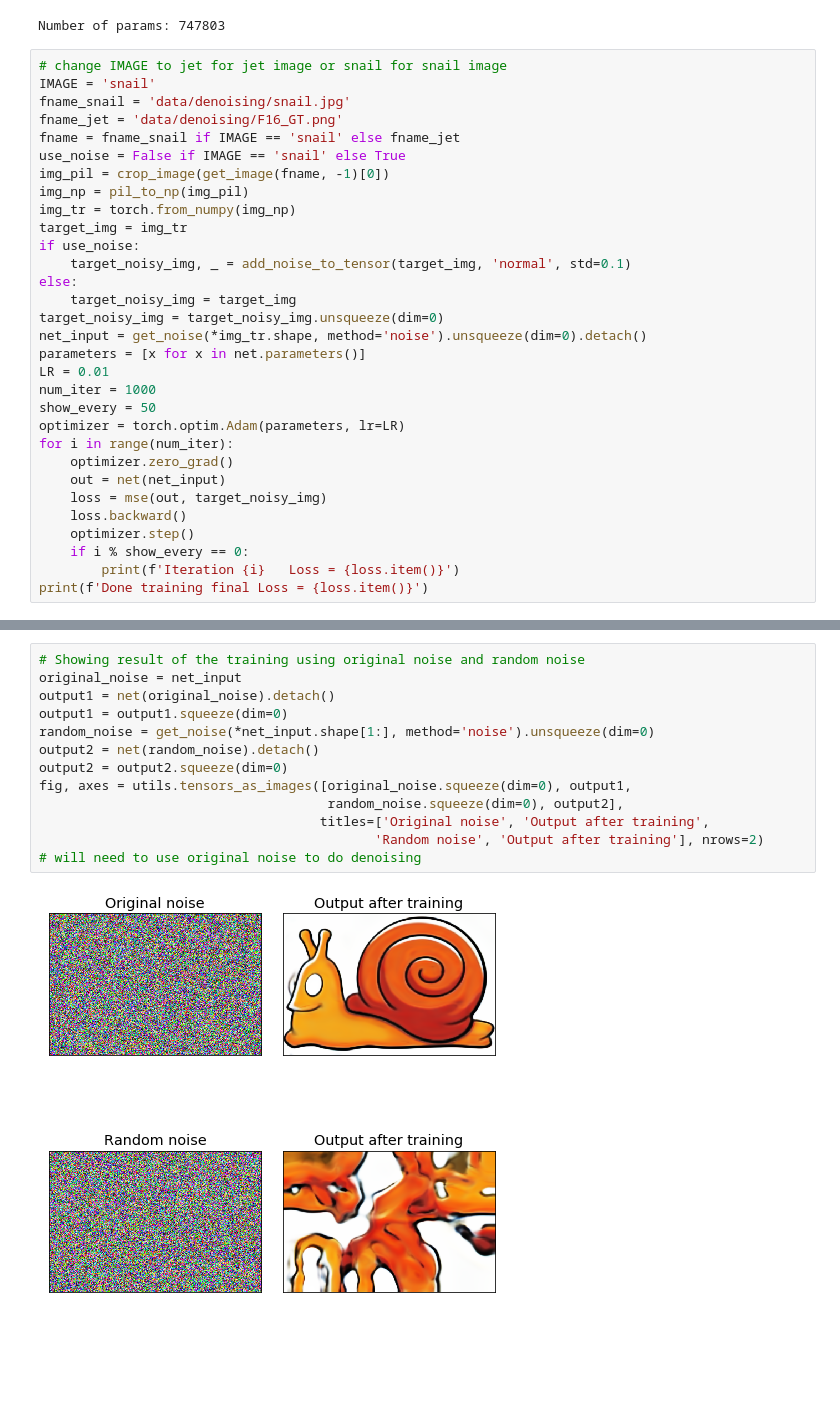
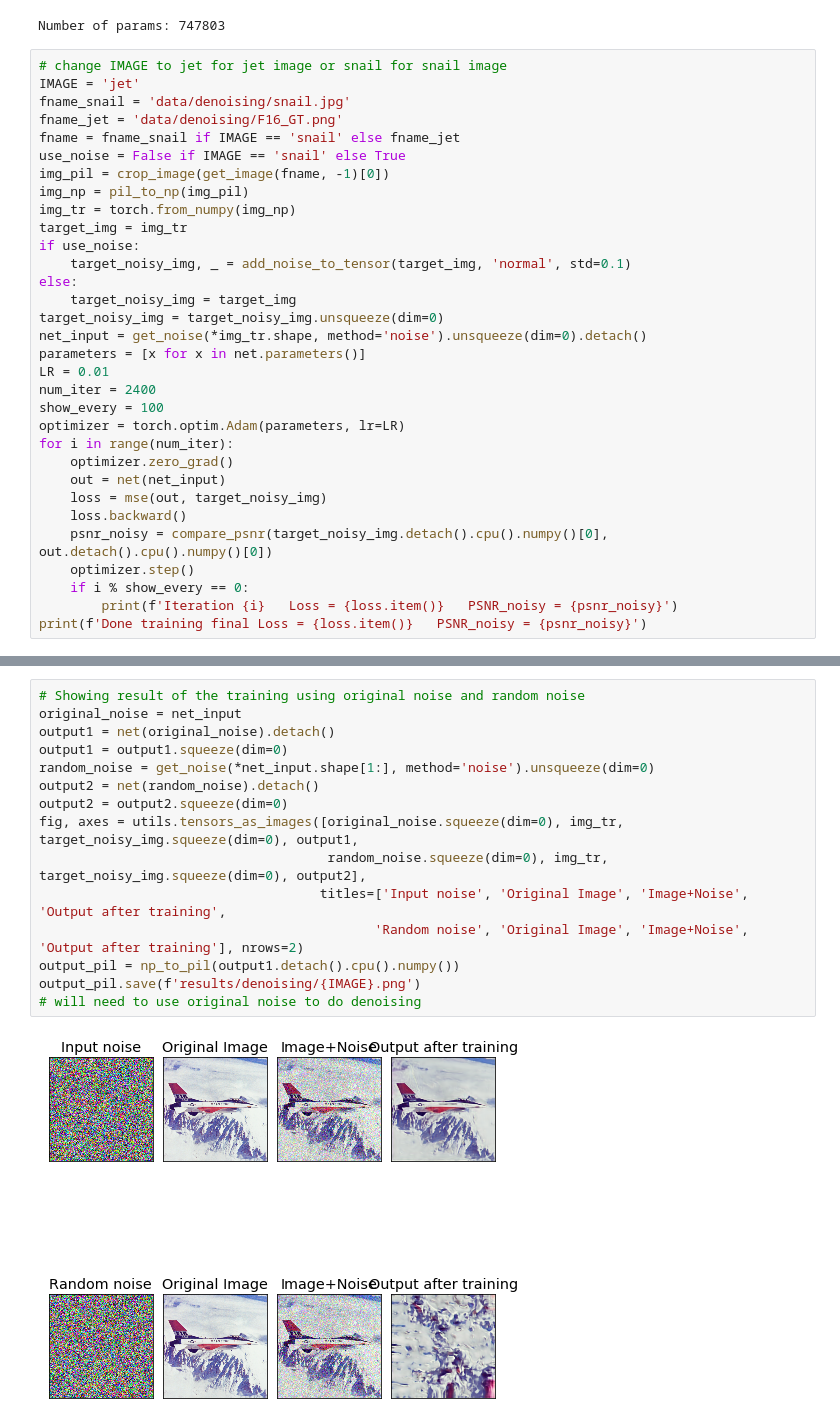
Before and after one commit to avivcaspi/DeepImagePriorProject, a Jupyter notebook: testing.ipynb, the cells around one changed output, grey strips where cells are left out. Saved outputs shown, nothing was run; the diff lists cells and outputs as text; blank space fills up the shorter version.

Commit message:
will save results in results folder

```diff
--- a/testing.ipynb
+++ b/testing.ipynb
@@ -104,7 +105,7 @@ mse = torch.nn.MSELoss()
 Number of params: 747803
 # %%
 # change IMAGE to jet for jet image or snail for snail image
-IMAGE = 'snail'
+IMAGE = 'jet'
 fname_snail = 'data/denoising/snail.jpg'
 fname_jet = 'data/denoising/F16_GT.png'
 fname = fname_snail if IMAGE == 'snail' else fname_jet
@@ -121,16 +122,17 @@ target_noisy_img = target_noisy_img.unsqueeze(dim=0)
 net_input = get_noise(*img_tr.shape, method='noise').unsqueeze(dim=0).detach()
 parameters = [x for x in net.parameters()]
 LR = 0.01
-num_iter = 1000
-show_every = 50
+num_iter = 2400
+show_every = 100
 optimizer = torch.optim.Adam(parameters, lr=LR)
 for i in range(num_iter):
     optimizer.zero_grad()
     out = net(net_input)
     loss = mse(out, target_noisy_img)
     loss.backward()
+    psnr_noisy = compare_psnr(target_noisy_img.detach().cpu().numpy()[0], out.detach().cpu().numpy()[0])
     optimizer.step()
     if i % show_every == 0:
-        print(f'Iteration {i}   Loss = {loss.item()}')
-print(f'Done training final Loss = {loss.item()}')
+        print(f'Iteration {i}   Loss = {loss.item()}   PSNR_noisy = {psnr_noisy}')
+print(f'Done training final Loss = {loss.item()}   PSNR_noisy = {psnr_noisy}')
 # %% [output]
@@ -157,15 +156,17 @@ Iteration 950   Loss = 0.003834783099591732
 # %%
 # Showing result of the training using original noise and random noise
 original_noise = net_input
 output1 = net(original_noise).detach()
 output1 = output1.squeeze(dim=0)
 random_noise = get_noise(*net_input.shape[1:], method='noise').unsqueeze(dim=0)
 output2 = net(random_noise).detach()
 output2 = output2.squeeze(dim=0)
-fig, axes = utils.tensors_as_images([original_noise.squeeze(dim=0), output1,
-                                     random_noise.squeeze(dim=0), output2],
-                                    titles=['Original noise', 'Output after training',
-                                           'Random noise', 'Output after training'], nrows=2)
+fig, axes = utils.tensors_as_images([original_noise.squeeze(dim=0), img_tr, target_noisy_img.squeeze(dim=0), output1,
+                                     random_noise.squeeze(dim=0), img_tr, target_noisy_img.squeeze(dim=0), output2],
+                                    titles=['Input noise', 'Original Image', 'Image+Noise', 'Output after training',
+                                           'Random noise', 'Original Image', 'Image+Noise', 'Output after training'], nrows=2)
+output_pil = np_to_pil(output1.detach().cpu().numpy())
+output_pil.save(f'results/denoising/{IMAGE}.png')
 # will need to use original noise to do denoising
 # %% [output]
-[figure, old version]
+[figure, new version]
```
Also changed, not shown: parts of 2 cells of this notebook, 1 other file.
